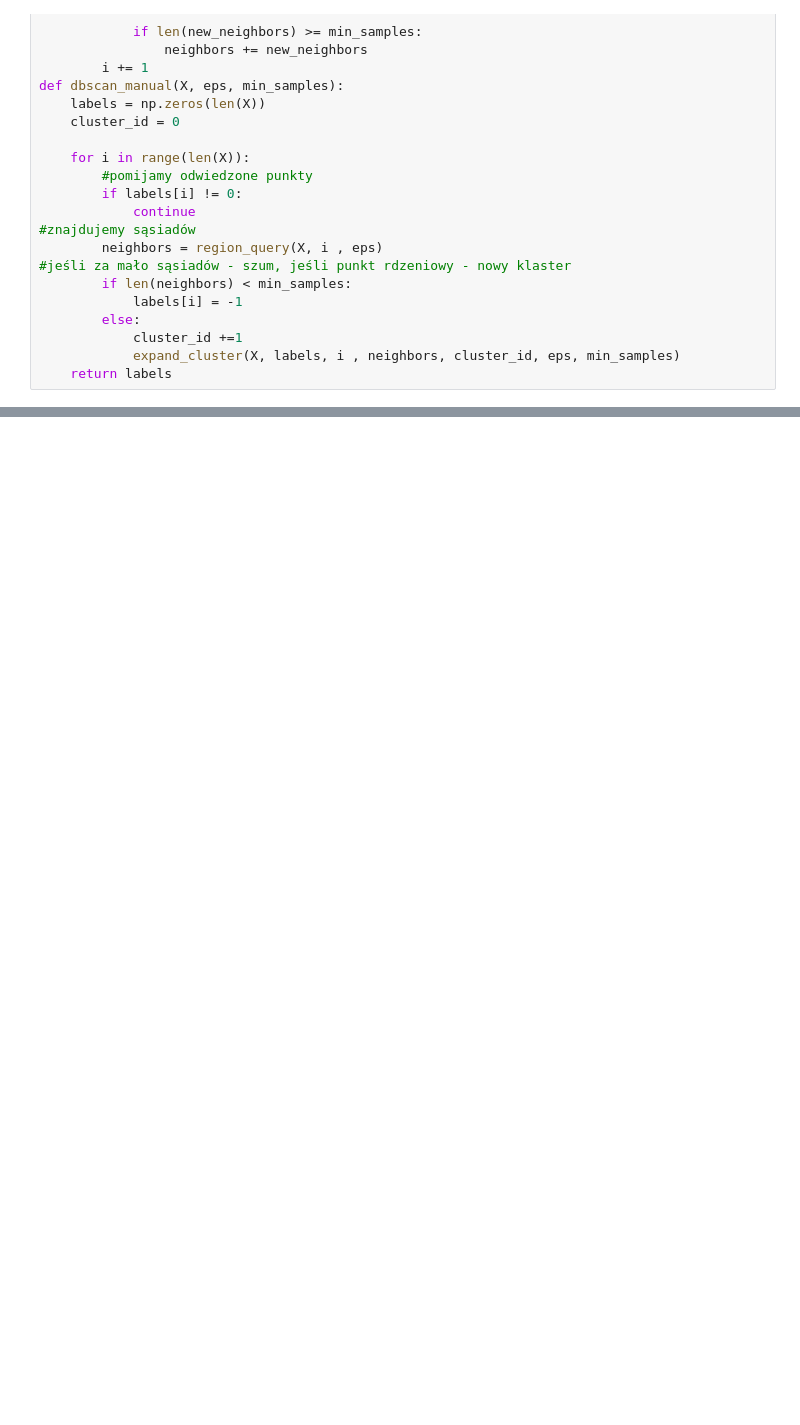
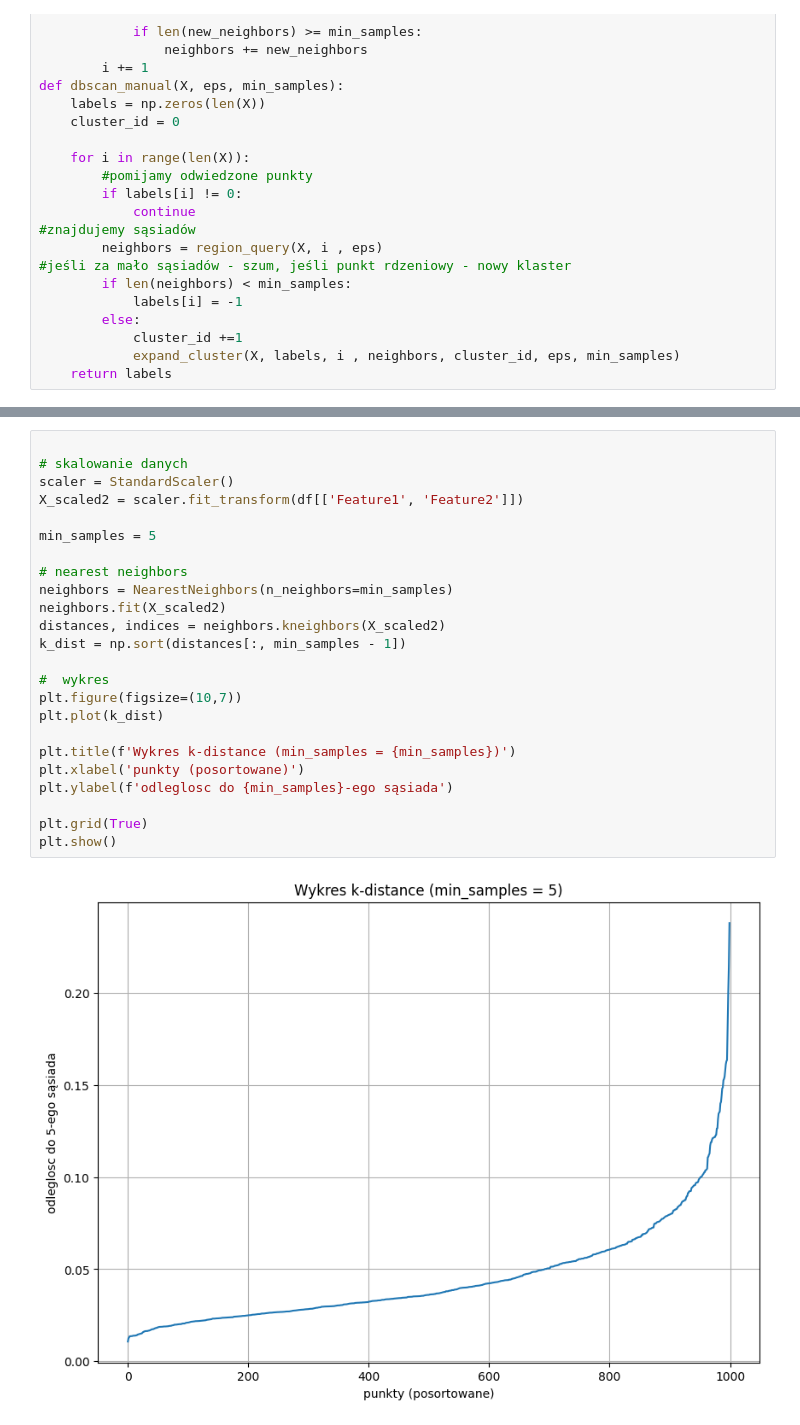
Before and after one commit to marlenawojcik/ML, a Jupyter notebook: DBSCAN.ipynb, the cells around one changed output, grey strips where cells are left out. Cells and saved outputs as stored; diff of their text form; blank space fills up the shorter version.

```diff
--- a/DBSCAN.ipynb
+++ b/DBSCAN.ipynb
@@ -387,0 +289,26 @@ Liczba punktów szumu: 0
+# %%
+
+# skalowanie danych
+scaler = StandardScaler()
+X_scaled2 = scaler.fit_transform(df[['Feature1', 'Feature2']])
+
+min_samples = 5
+
+# nearest neighbors
+neighbors = NearestNeighbors(n_neighbors=min_samples)
+neighbors.fit(X_scaled2)
+distances, indices = neighbors.kneighbors(X_scaled2)
+k_dist = np.sort(distances[:, min_samples - 1])
+
+#  wykres
+plt.figure(figsize=(10,7))
+plt.plot(k_dist)
+
+plt.title(f'Wykres k-distance (min_samples = {min_samples})')
+plt.xlabel('punkty (posortowane)')
+plt.ylabel(f'odleglosc do {min_samples}-ego sąsiada')
+
+plt.grid(True)
+plt.show()
+# %% [output]
+[figure, added]
```
Also changed, not shown: parts of 8 cells of this notebook, 1 other file.
